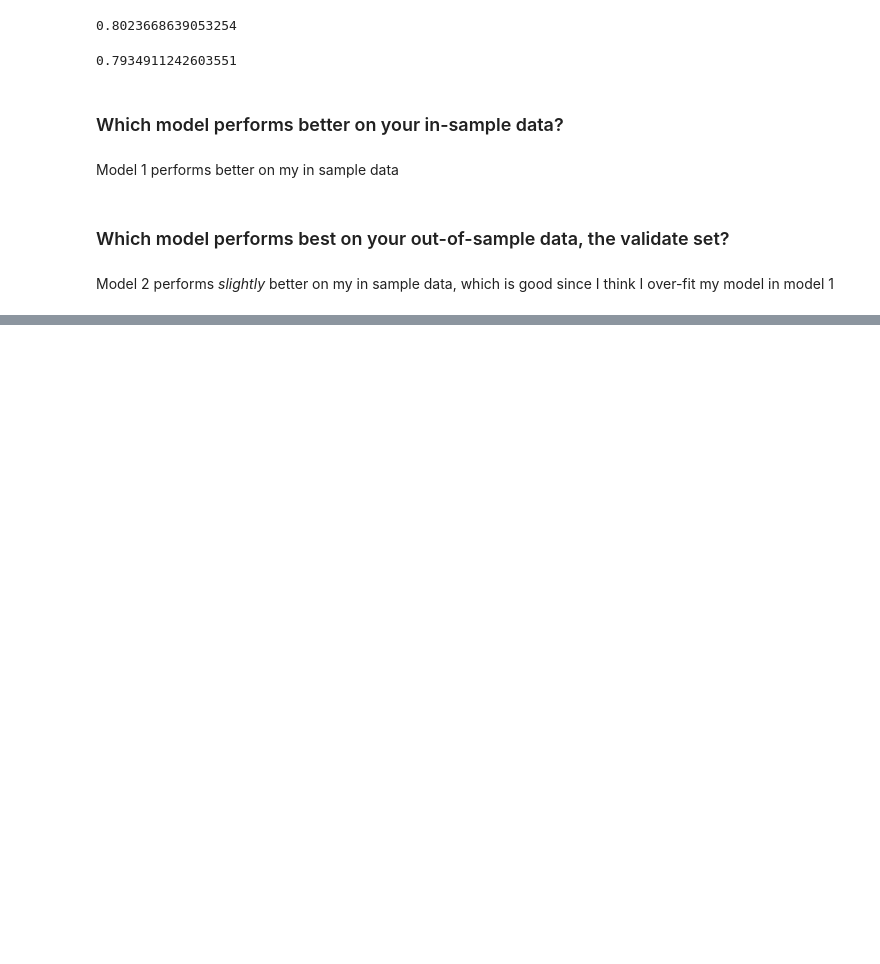
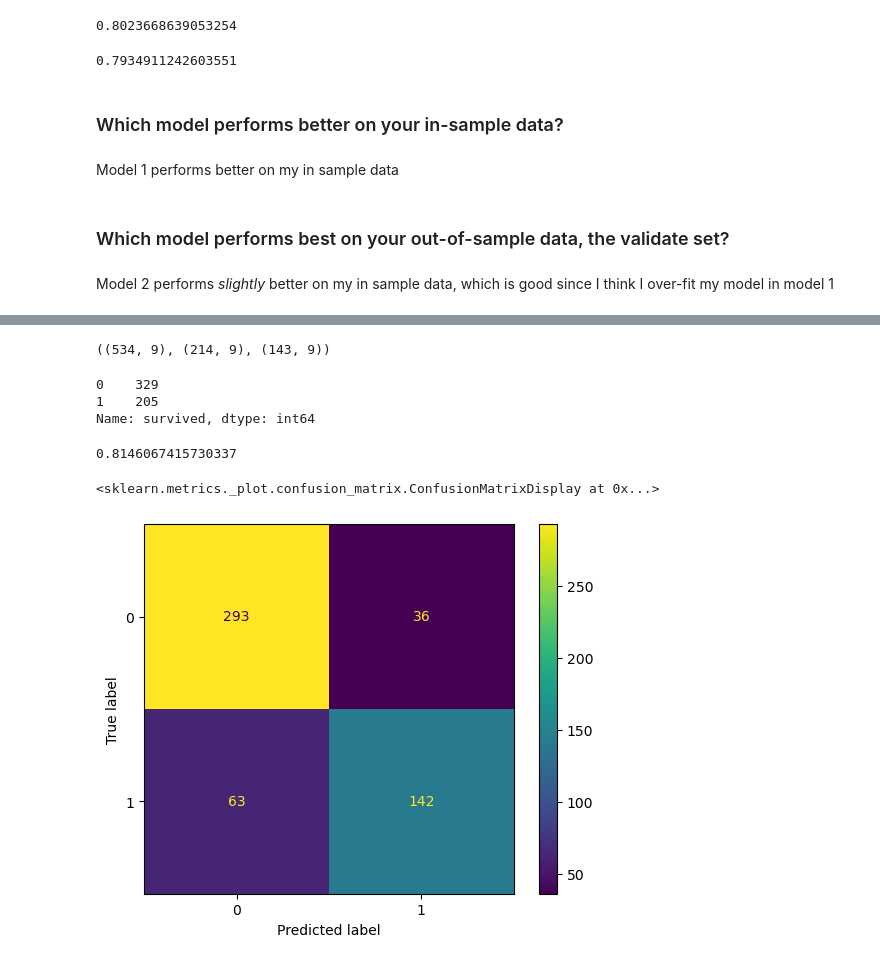
Before and after one commit to shawn-brown12/classification-exercises, a Jupyter notebook: decision_tree_exercises.ipynb, the cells around one changed output, grey strips where cells are left out. Saved outputs shown, nothing was run; the diff lists cells and outputs as text; code cells hidden in the pictures; blank space fills up the shorter version.

```diff
--- a/decision_tree_exercises.ipynb
+++ b/decision_tree_exercises.ipynb
@@ -453,0 +455,29 @@ Model 2 performs *slightly* better on my in sample data, which is good since I t
+# %%
+train, val, test = prepare.split_train_test(titanic, 'survived')
+
+train.shape, val.shape, test.shape
+# %% [output]
+((534, 9), (214, 9), (143, 9))
+# %%
+x_train = train.drop(columns='survived')
+y_train = train['survived']
+
+x_val = val.drop(columns='survived')
+y_val = val['survived']
+
+x_test = test.drop(columns='survived')
+y_test = test['survived']
+# %%
+#to get baseline we will do a value count of our target variable
+
+train.survived.value_counts()
+# %% [output]
+0    329
+1    205
+Name: survived, dtype: int64
+# %%
+#make the thing
+tree1 = DecisionTreeClassifier(max_depth=3, random_state=123)
+# %%
+#fit the thing
+tree1 = tree1.fit(x_train, y_train)
@@ -453,0 +486,10 @@ Model 2 performs *slightly* better on my in sample data, which is good since I t
+# %%
+accuracy = tree1.score(x_train, y_train)
+accuracy
+# %% [output]
+0.8146067415730337
+# %%
+plot_confusion_matrix(tree1, x_train, y_train)
+# %% [output]
+<sklearn.metrics._plot.confusion_matrix.ConfusionMatrixDisplay at 0x...>
+[figure, added]
```
Also changed, not shown: parts of 20 cells of this notebook, 6 other files.
